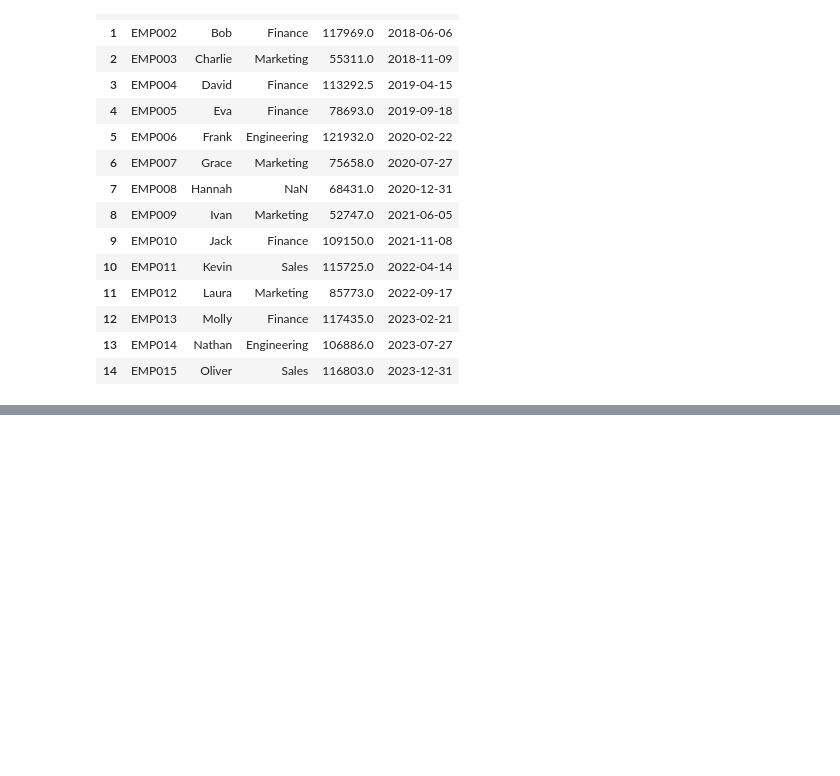
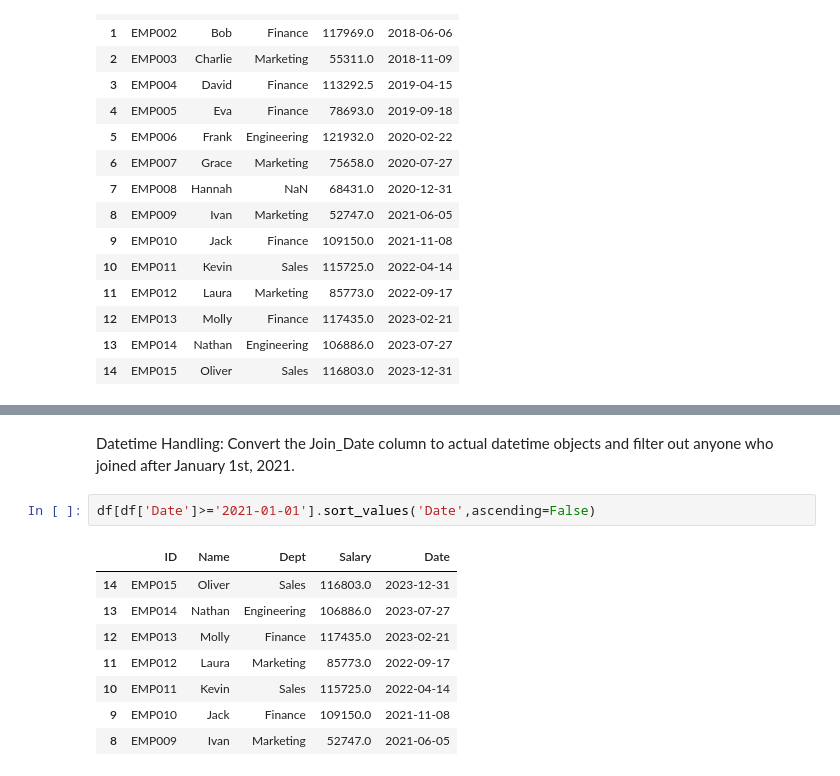
Before and after one commit to waseem123/da-feb-26, a Jupyter notebook: pandas-tutorials/pandas-assignment1.ipynb, the cells around one changed output, grey strips where cells are left out. Drawn from its saved outputs; the diff is of its cells as text; blank space fills up the shorter version.

```diff
--- a/pandas-tutorials/pandas-assignment1.ipynb
+++ b/pandas-tutorials/pandas-assignment1.ipynb
@@ -98,0 +208,13 @@ df
+# %% [markdown]
+Datetime Handling: Convert the Join_Date column to actual datetime objects and filter out anyone who joined after January 1st, 2021.
+# %%
+df[df['Date']>='2021-01-01'].sort_values('Date',ascending=False)
+# %% [output]
+|  | ID | Name | Dept | Salary | Date |
+| 14 | EMP015 | Oliver | Sales | 116803.0 | 2023-12-31 |
+| 13 | EMP014 | Nathan | Engineering | 106886.0 | 2023-07-27 |
+| 12 | EMP013 | Molly | Finance | 117435.0 | 2023-02-21 |
+| 11 | EMP012 | Laura | Marketing | 85773.0 | 2022-09-17 |
+| 10 | EMP011 | Kevin | Sales | 115725.0 | 2022-04-14 |
+| 9 | EMP010 | Jack | Finance | 109150.0 | 2021-11-08 |
+| 8 | EMP009 | Ivan | Marketing | 52747.0 | 2021-06-05 |
```
Also changed, not shown: parts of 16 cells of this notebook.
